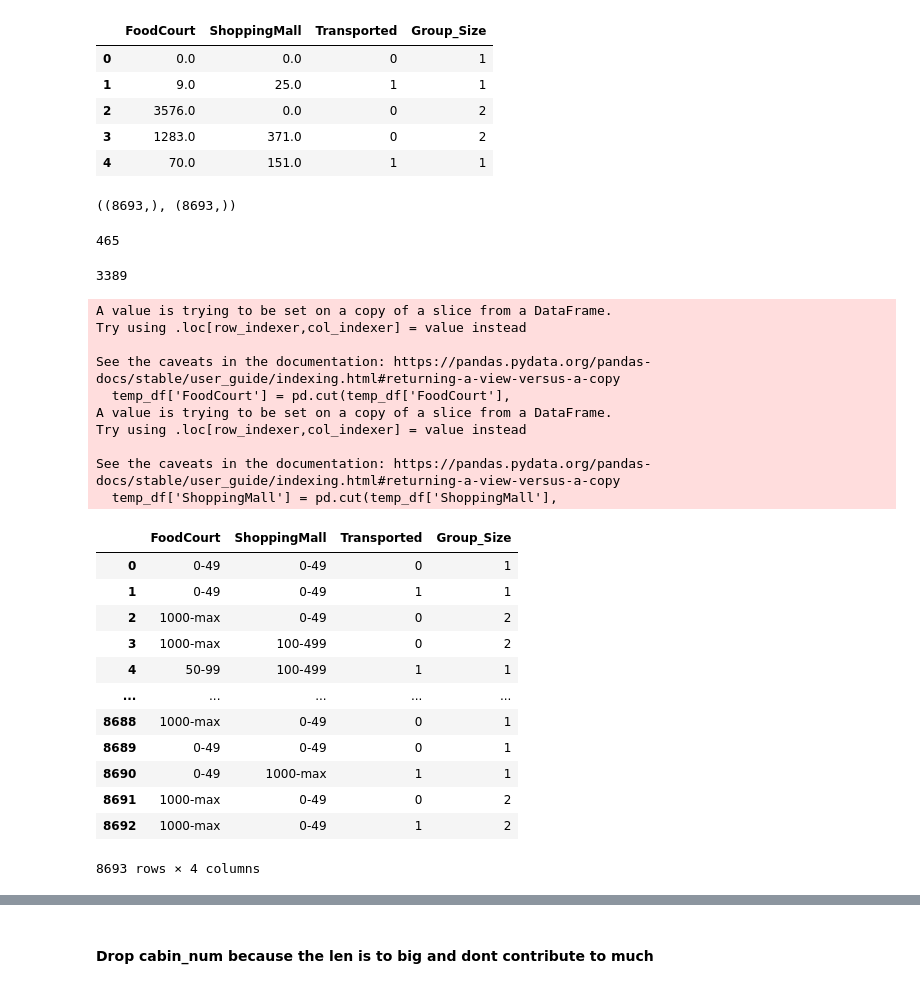
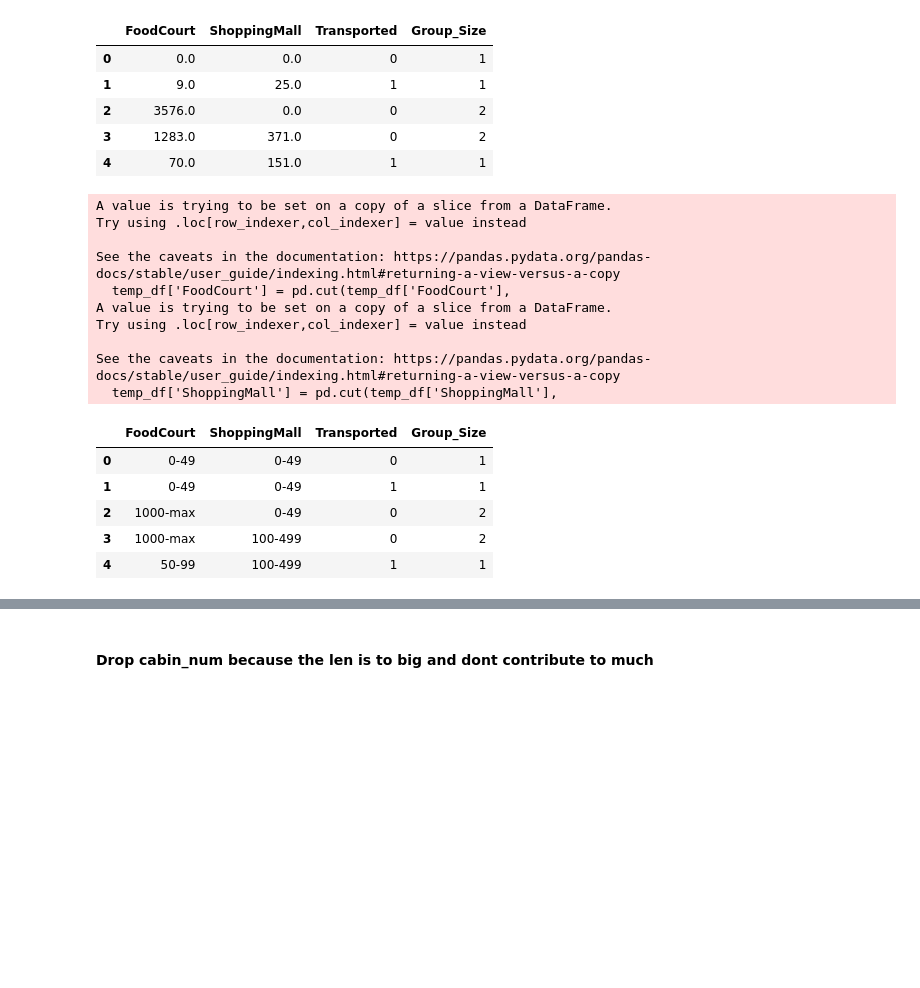
Before and after one commit to Manuelsierra95/data-science, a Jupyter notebook: Spaceship-Titanic/Spaceship Titanic.ipynb, the cells around one changed output, grey strips where cells are left out. Saved outputs shown, nothing was run; the diff lists cells and outputs as text; code cells hidden in the pictures; blank space fills up the shorter version.

```diff
--- a/Spaceship-Titanic/Spaceship Titanic.ipynb
+++ b/Spaceship-Titanic/Spaceship Titanic.ipynb
@@ -323,50 +357,31 @@ temp_df.head()
 | 2 | 3576.0 | 0.0 | 0 | 2 |
 | 3 | 1283.0 | 371.0 | 0 | 2 |
 | 4 | 70.0 | 151.0 | 1 | 1 |
-# %%
-temp_df['FoodCourt'].shape, temp_df['ShoppingMall'].shape
-# %% [output]
-((8693,), (8693,))
-# %%
-len(temp_df.loc[(temp_df['Transported'] == 1) & (temp_df['FoodCourt'] > 1000)])
-# %% [output]
-465
-# %%
-len(temp_df.loc[(temp_df['Transported'] == 1) & (temp_df['FoodCourt'] >=0) & (temp_df['FoodCourt'] <=50)])
-# %% [output]
-3389
 # %%
 temp_df['FoodCourt'] = pd.cut(temp_df['FoodCourt'],
                    bins=[0, 49, 99, 499, 999, int(temp_df['FoodCourt'].max())],
                    labels=['0-49', '50-99', '100-499', '500-999', '1000-max'],
                    include_lowest=True)
 temp_df['ShoppingMall'] = pd.cut(temp_df['ShoppingMall'],
                    bins=[0, 49, 99, 499, 999, int(temp_df['ShoppingMall'].max())],
                    labels=['0-49', '50-99', '100-499', '500-999', '1000-max'],
                    include_lowest=True)
 
-temp_df
+temp_df.head()
 # %% [output]
 A value is trying to be set on a copy of a slice from a DataFrame.
 Try using .loc[row_indexer,col_indexer] = value instead
 
 See the caveats in the documentation: https://pandas.pydata.org/pandas-docs/stable/user_guide/indexing.html#returning-a-view-versus-a-copy
   temp_df['FoodCourt'] = pd.cut(temp_df['FoodCourt'],
 A value is trying to be set on a copy of a slice from a DataFrame.
 Try using .loc[row_indexer,col_indexer] = value instead
 
 See the caveats in the documentation: https://pandas.pydata.org/pandas-docs/stable/user_guide/indexing.html#returning-a-view-versus-a-copy
   temp_df['ShoppingMall'] = pd.cut(temp_df['ShoppingMall'],
 |  | FoodCourt | ShoppingMall | Transported | Group_Size |
 | 0 | 0-49 | 0-49 | 0 | 1 |
 | 1 | 0-49 | 0-49 | 1 | 1 |
 | 2 | 1000-max | 0-49 | 0 | 2 |
 | 3 | 1000-max | 100-499 | 0 | 2 |
 | 4 | 50-99 | 100-499 | 1 | 1 |
-| ... | ... | ... | ... | ... |
-| 8688 | 1000-max | 0-49 | 0 | 1 |
-| 8689 | 0-49 | 0-49 | 0 | 1 |
-| 8690 | 0-49 | 1000-max | 1 | 1 |
-| 8691 | 1000-max | 0-49 | 0 | 2 |
-| 8692 | 1000-max | 0-49 | 1 | 2 |
-8693 rows × 4 columns
```
Also changed, not shown: parts of 106 cells of this notebook, 9 other files.
